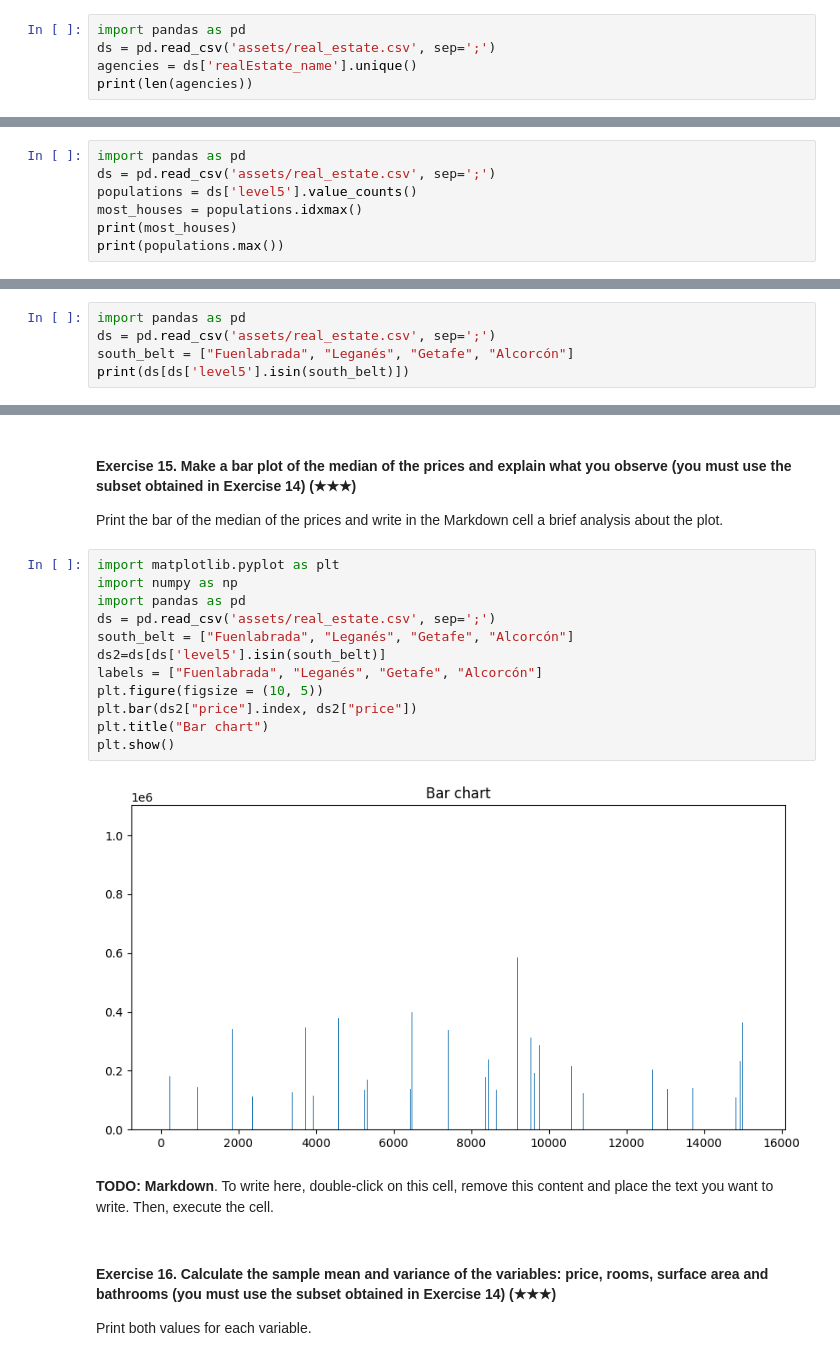
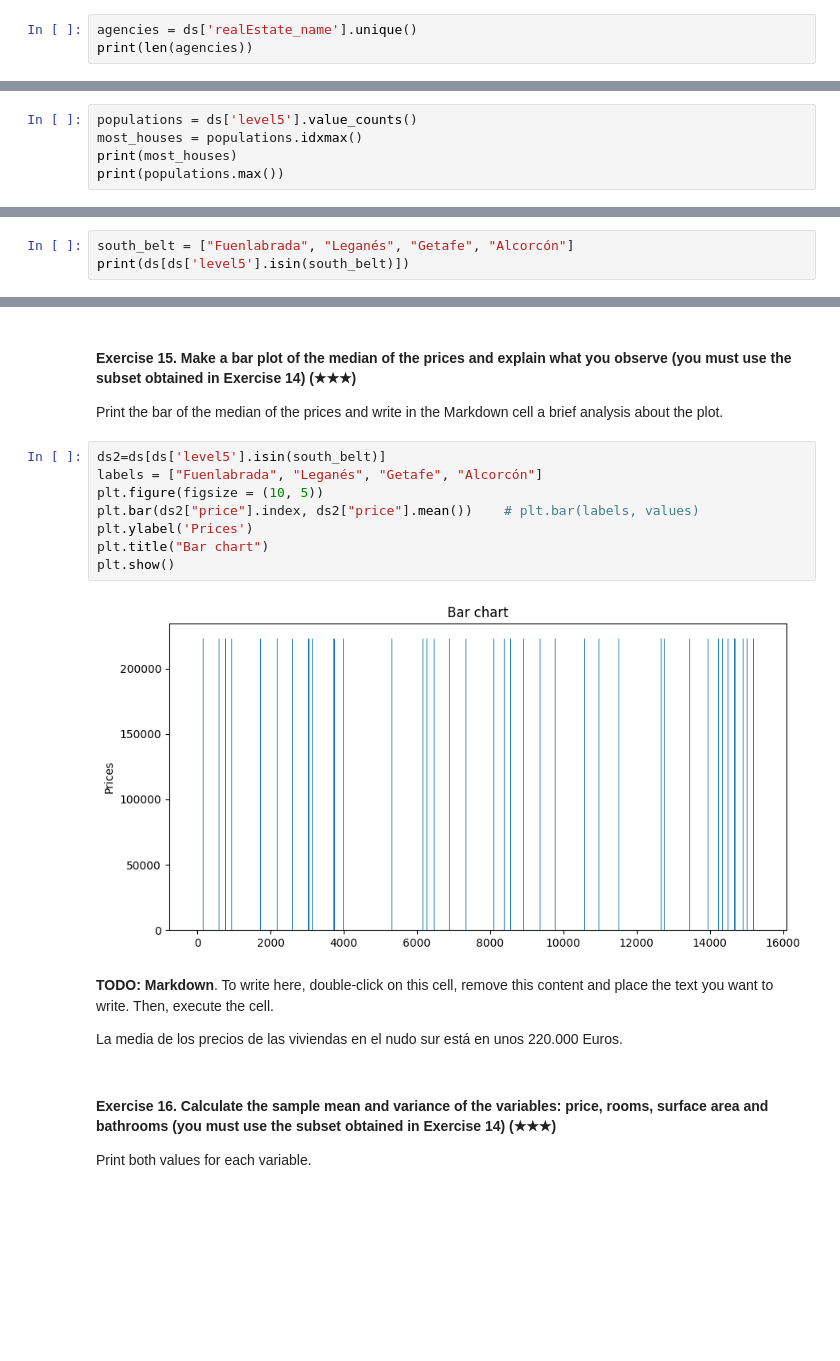
Before and after one commit to 4GeeksAcademy/realestate-datacleanup-exercise_ARA, a Jupyter notebook: project.ipynb, the cells around one changed output, grey strips where cells are left out. Saved outputs shown, nothing was run; the diff lists cells and outputs as text; blank space fills up the shorter version.

```diff
--- a/project.ipynb
+++ b/project.ipynb
@@ -250,8 +226,6 @@ La mayoría de los pisos tienen parecida relación superficio-precio.
 
 Print the obtained value.
 # %%
-import pandas as pd
-ds = pd.read_csv('assets/real_estate.csv', sep=';')
 agencies = ds['realEstate_name'].unique()
 print(len(agencies))
 # %% [output]
@@ -261,8 +235,6 @@ print(len(agencies))
 
 Print both the population and the number of houses.
 # %%
-import pandas as pd
-ds = pd.read_csv('assets/real_estate.csv', sep=';')
 populations = ds['level5'].value_counts()
 most_houses = populations.idxmax()
 print(most_houses)
@@ -275,8 +247,6 @@ print(populations.max())
 
 Hint: Filter the original DataFrame using the column `level5` and the function `isin`.
 # %%
-import pandas as pd
-ds = pd.read_csv('assets/real_estate.csv', sep=';')
 south_belt = ["Fuenlabrada", "Leganés", "Getafe", "Alcorcón"]
 print(ds[ds['level5'].isin(south_belt)])
 # %% [output]
@@ -302,21 +272,19 @@ print(ds[ds['level5'].isin(south_belt)])
 
 Print the bar of the median of the prices and write in the Markdown cell a brief analysis about the plot.
 # %%
-import matplotlib.pyplot as plt
-import numpy as np
-import pandas as pd
-ds = pd.read_csv('assets/real_estate.csv', sep=';')
-south_belt = ["Fuenlabrada", "Leganés", "Getafe", "Alcorcón"]
 ds2=ds[ds['level5'].isin(south_belt)]
 labels = ["Fuenlabrada", "Leganés", "Getafe", "Alcorcón"]
 plt.figure(figsize = (10, 5))
-plt.bar(ds2["price"].index, ds2["price"])
+plt.bar(ds2["price"].index, ds2["price"].mean())    # plt.bar(labels, values)
+plt.ylabel('Prices')
 plt.title("Bar chart")
 plt.show()
 # %% [output]
-[figure, old version]
+[figure, new version]
 # %% [markdown]
 **TODO: Markdown**. To write here, double-click on this cell, remove this content and place the text you want to write. Then, execute the cell.
+
+La media de los precios de las viviendas en el nudo sur está en unos 220.000 Euros.
 # %% [markdown]
 #### Exercise 16. Calculate the sample mean and variance of the variables: price, rooms, surface area and bathrooms (you must use the subset obtained in Exercise 14) (★★★)
 
```
Also changed, not shown: parts of 18 cells of this notebook.
